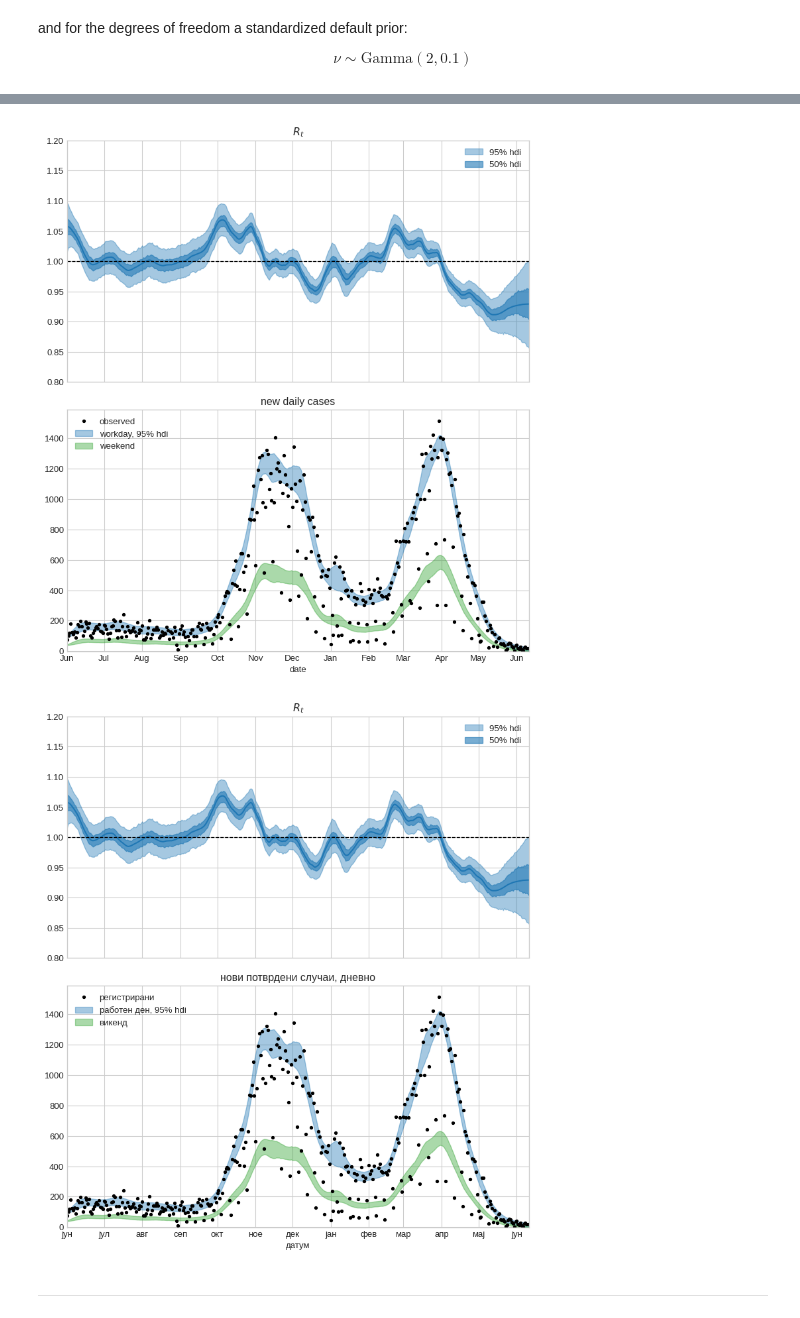
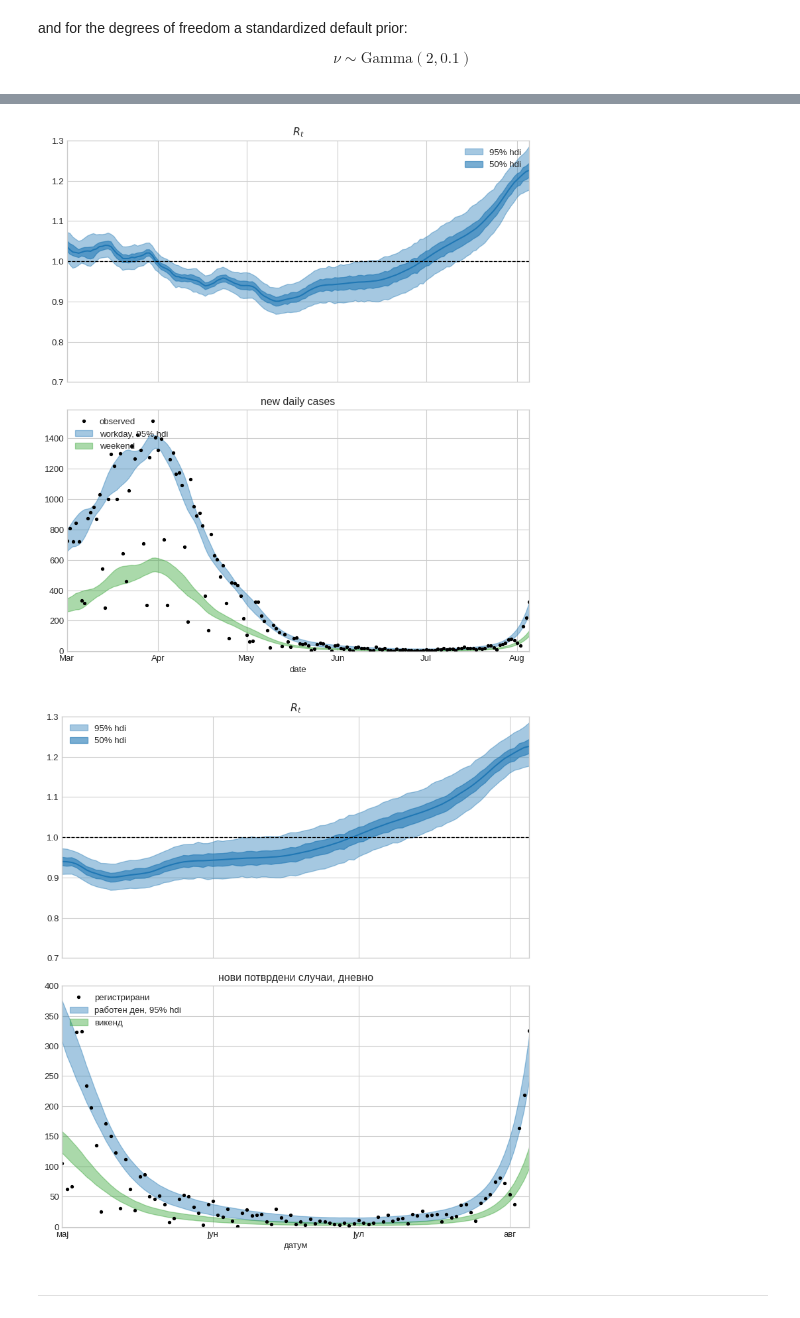
Before and after one commit to petrushev/bayesian-modeling, a Jupyter notebook: 07 covid19/simple-MK.ipynb, the cells around one changed output, grey strips where cells are left out. Cells and saved outputs as stored; diff of their text form; code cells hidden in the pictures.

Commit message:
Covid-19 model: cut display date ranges from March 2021

```diff
--- a/07 covid19/simple-MK.ipynb
+++ b/07 covid19/simple-MK.ipynb
@@ -18,7 +18,7 @@ plt.rcParams.update({'figure.figsize': [10, 5], 'figure.dpi': 95})
 # %%
 data = pd.read_csv('https://raw.githubusercontent.com/treker-mk/data/master/csv/stats.csv')
 data = data.assign(date = pd.to_datetime(data.date))
-data = data[data.date.dt.date >= date(2020, 6, 1)]
-data.tail(5)[['date', 'cases.confirmed']]
+data = data[data.date.dt.date >= date(2020, 3, 20)]
+data.tail(8)[['date', 'cases.confirmed']]
 # %% [output]
 |  | date | cases.confirmed |
@@ -101,13 +104,13 @@ with pm.Model() as model6:
 
     mu_observed = pm.Deterministic('mu_observed', mu_true * w[weekday_i])
 
-    alpha = pm.Lognormal('alpha', np.log(50), 1)
+    alpha = pm.Lognormal('alpha', np.log(20), 1)
     nu = pm.Gamma('nu', 2, 0.1)
     pm.StudentT(
         'obs', mu=mu_observed, sigma=alpha, nu=nu,
         observed=data['cases.confirmed'].values)
 
-    trace6 = pm.sample(6000, tune=4000, chains=2, cores=2)
+    trace6 = pm.sample(7000, tune=3000, chains=2, cores=2)
 # %% [output]
 Auto-assigning NUTS sampler...
 Initializing NUTS using jitter+adapt_diag...
@@ -145,7 +149,7 @@ tmp = pd.DataFrame(tmp, index=data['date'])
 ax1.fill_between(tmp.index, tmp[0].values, tmp[1].values, alpha=.6, color='C0', label='50% hdi')
 
 ax1.axhline(1, linestyle='--', linewidth=1, color='k')
-ax1.set(title='$R_t$', xlabel='date', ylim=(0.8, 1.2))
+ax1.set(title='$R_t$', xlabel='date', ylim=(0.7, 1.3))
 ax1.legend()
 
 # workday 6
@@ -161,7 +165,7 @@ ax2.fill_between(tmp.index, tmp[0].values, tmp[1].values, alpha=.4, label='weeke
 ax2.plot(data['date'], data['cases.confirmed'],
          color='k', label='observed', marker='.', linewidth=0)
 ax2.set(title='new daily cases', xlabel='date', ylim=(-1, None),
-        xlim=(None, data.iloc[-5].date))
+        xlim=(date(2021, 3, 1), data.iloc[-5].date))
 
 ax2.legend(loc='upper left')
 ax2.xaxis.set_major_locator(mdates.MonthLocator())
@@ -171,7 +175,7 @@ fig.tight_layout()
 fig.savefig('mk_daily_R_en.png')
 None
 # %% [output]
-[figure, old version]
+[figure, new version]
 # %%
 locale.setlocale(6, 'mk_MK.UTF-8')
 
@@ -181,36 +185,36 @@ tmp = pd.DataFrame(tmp, index=data['date'])
 tmp = tmp.assign(mean_ = trace6['R'].mean(axis=0))
 tmp.mean_.plot(ax=ax1, label='')
 ax1.fill_between(tmp.index, tmp[0].values, tmp[1].values, alpha=.4, color='C0', label='95% hdi')
 
 tmp = az.hdi(trace6['R'] , hdi_prob=0.5)
 tmp = pd.DataFrame(tmp, index=data['date'])
 ax1.fill_between(tmp.index, tmp[0].values, tmp[1].values, alpha=.6, color='C0', label='50% hdi')
 
 ax1.axhline(1, linestyle='--', linewidth=1, color='k')
-ax1.set(title='$R_t$', xlabel='датум', ylim=(0.8, 1.2))
+ax1.set(title='$R_t$', xlabel='датум', ylim=(0.7, 1.3))
 ax1.legend()
 
 tmp = az.hdi(trace6['mu_true'] * trace6['w'][:, :5].mean(axis=1).reshape(-1, 1), hdi_prob=0.95)
 tmp = pd.DataFrame(tmp, index=data['date'])
 ax2.fill_between(tmp.index, tmp[0].values, tmp[1].values, alpha=.4, label='работен ден, 95% hdi', color='C0')
 
 tmp = az.hdi(trace6['mu_true'] * trace6['w'][:, 5:].mean(axis=1).reshape(-1, 1), hdi_prob=0.95)
 tmp = pd.DataFrame(tmp, index=data['date'])
 ax2.fill_between(tmp.index, tmp[0].values, tmp[1].values, alpha=.4, label='викенд', color='C2')
 
 ax2.plot(data['date'], data['cases.confirmed'],
          color='k', label='регистрирани', marker='.', linewidth=0)
-ax2.set(title='нови потврдени случаи, дневно', xlabel='датум', ylim=(-1, None),
-        xlim=(None, data.iloc[-5].date))
+ax2.set(title='нови потврдени случаи, дневно', xlabel='датум', ylim=(-1, 400),
+        xlim=(date(2021, 5, 1), data.iloc[-5].date))
 
 ax2.legend(loc='upper left')
 ax2.xaxis.set_major_locator(mdates.MonthLocator())
 ax2.xaxis.set_major_formatter(mdates.DateFormatter('%b'))
 
 fig.tight_layout()
 fig.savefig('mk_daily_R.png')
 None
 # %% [output]
-[figure, old version]
+[figure, new version]
 # %% [markdown]
 ---
```
Also changed, not shown: parts of 6 cells of this notebook, 2 other files.
